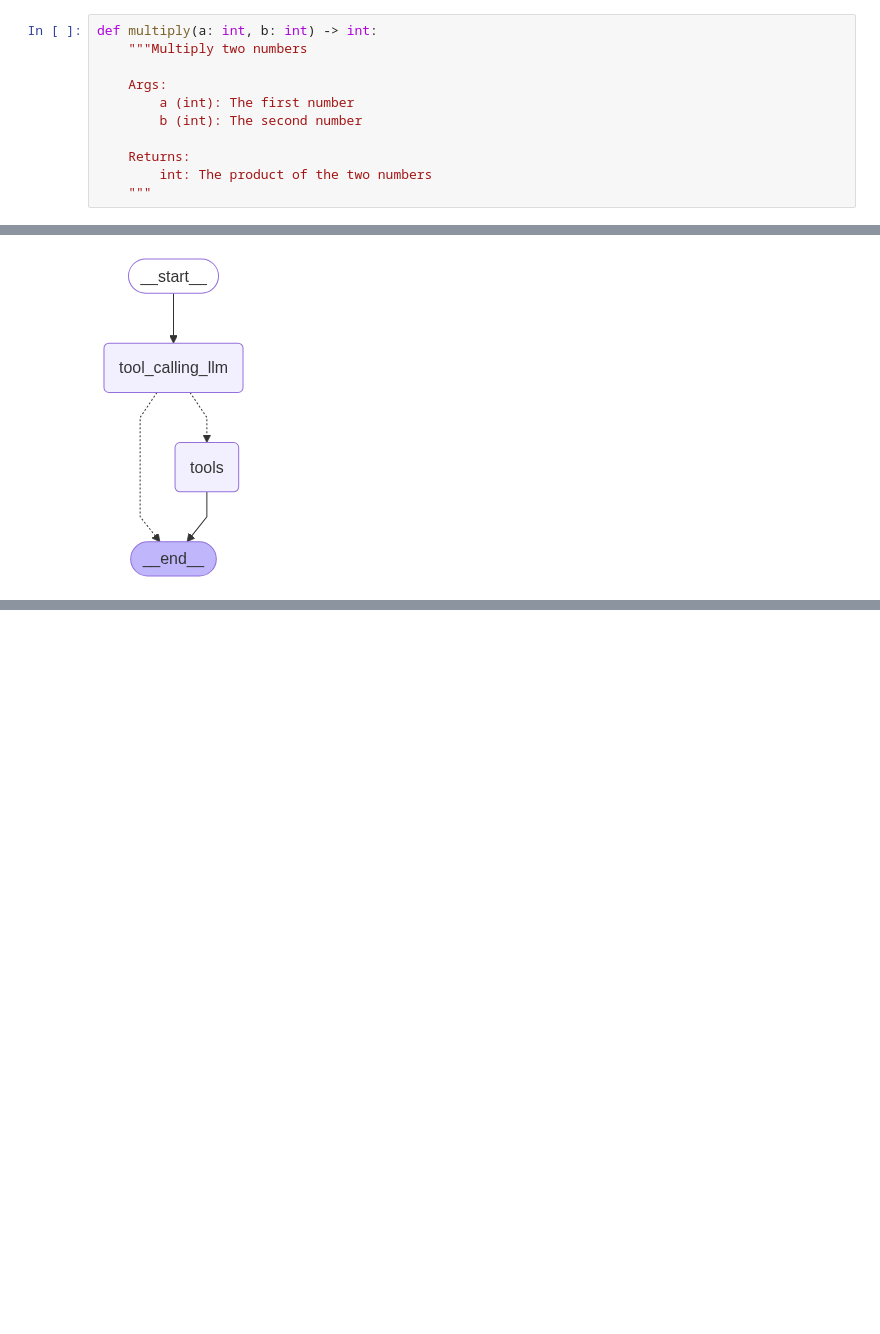
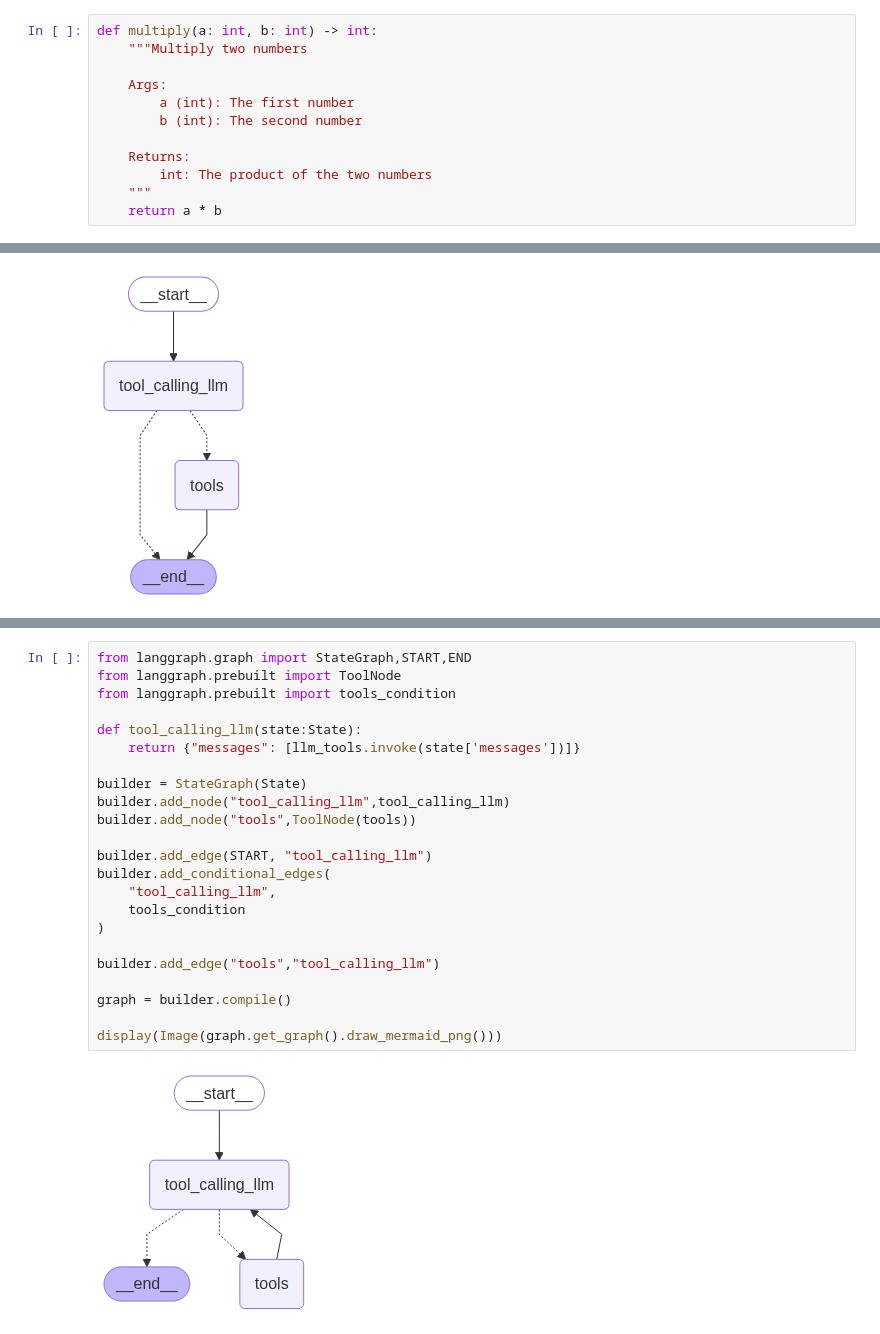
Before and after one commit to Sahithyenugula/Agenti-AI, a Jupyter notebook: Basicchatbot/basicchatbot.ipynb, the cells around one changed output, grey strips where cells are left out. Drawn from its saved outputs; the diff is of its cells as text; blank space fills up the shorter version.

```diff
--- a/Basicchatbot/basicchatbot.ipynb
+++ b/Basicchatbot/basicchatbot.ipynb
@@ -84,6 +84,7 @@ def multiply(a: int, b: int) -> int:
     Returns:
         int: The product of the two numbers
     """
+    return a * b
 # %%
 tools = [tool, multiply]
 tools
@@ -122,0 +171,25 @@ display(Image(graph.get_graph().draw_mermaid_png()))
+# %%
+from langgraph.graph import StateGraph,START,END
+from langgraph.prebuilt import ToolNode
+from langgraph.prebuilt import tools_condition
+
+def tool_calling_llm(state:State):
+    return {"messages": [llm_tools.invoke(state['messages'])]}
+
+builder = StateGraph(State)
+builder.add_node("tool_calling_llm",tool_calling_llm)
+builder.add_node("tools",ToolNode(tools))
+
+builder.add_edge(START, "tool_calling_llm")
+builder.add_conditional_edges(
+    "tool_calling_llm",
+    tools_condition
+)
+
+builder.add_edge("tools","tool_calling_llm")
+
+graph = builder.compile()
+
+display(Image(graph.get_graph().draw_mermaid_png()))
+# %% [output]
+[figure, added]
```
Also changed, not shown: parts of 5 cells of this notebook.
